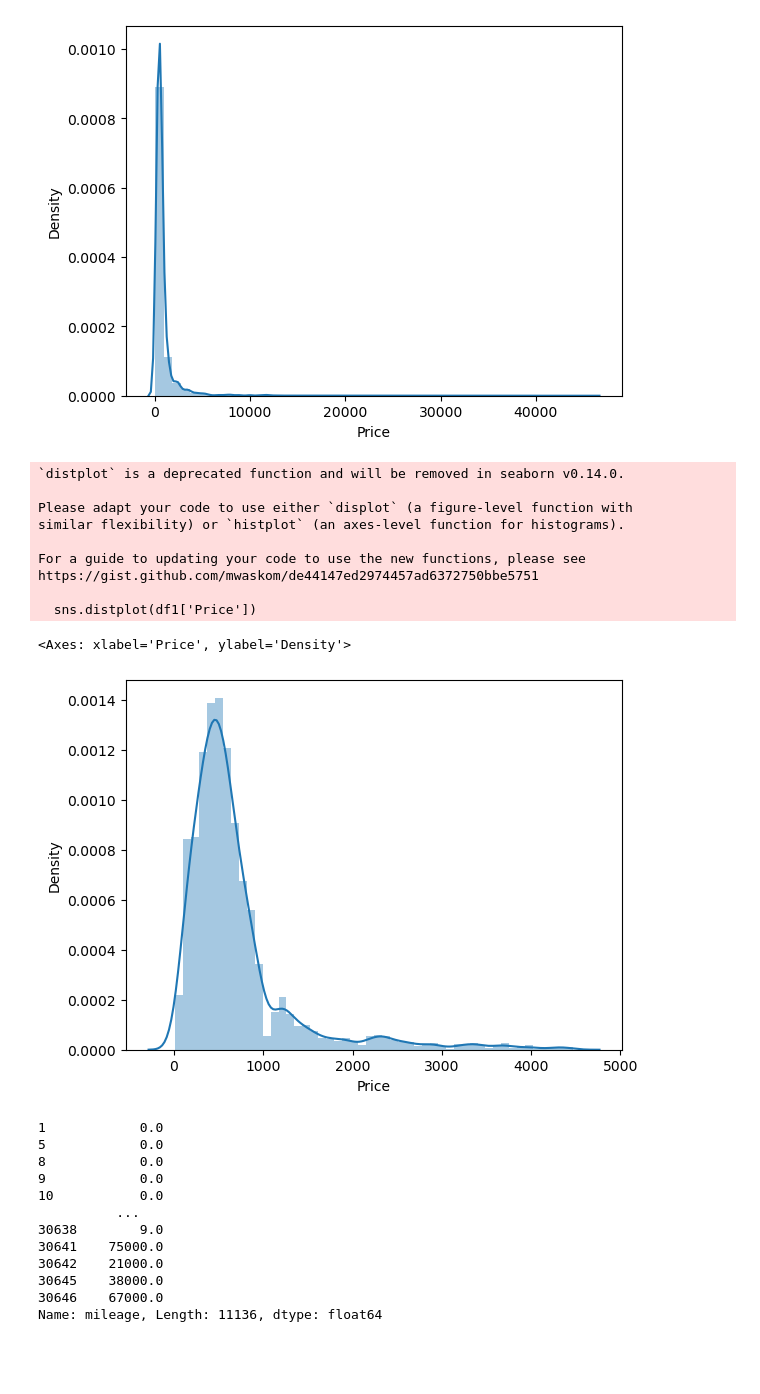
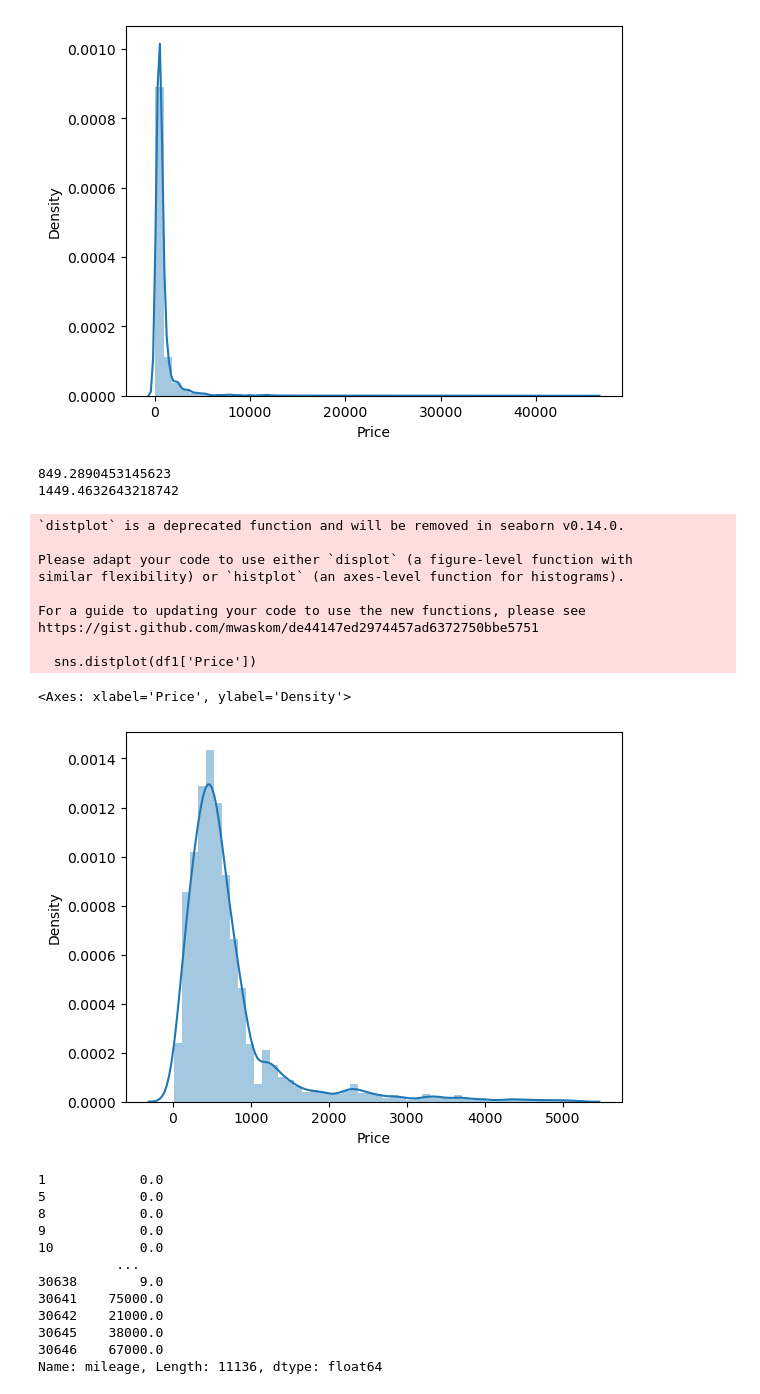
Before and after one commit to HuyHwe/BTL-AI, a Jupyter notebook: dataPreprocess.ipynb, the cells around one changed output. Cells and saved outputs as stored; diff of their text form; code cells hidden in the pictures; blank space fills up the shorter version.

```diff
--- a/dataPreprocess.ipynb
+++ b/dataPreprocess.ipynb
@@ -172,22 +172,28 @@ https://gist.github.com/mwaskom/de44147ed2974457ad6372750bbe5751
   sns.distplot(df_noFuel['Price'])
 <Axes: xlabel='Price', ylabel='Density'>
 [figure]
+# %%
+print(df_noFuel['Price'].mean())
+print(df_noFuel['Price'].std())
+# %% [output]
+849.2890453145623
+1449.4632643218742
 # %%
 
-df1 = df_noFuel[df_noFuel['Price'] < df_noFuel['Price'].quantile(0.98)]
+df1 = df_noFuel[df_noFuel['Price'] < df_noFuel['Price'].mean() + 3 * df_noFuel['Price'].std()]
 sns.distplot(df1['Price'])
 # %% [output]
 `distplot` is a deprecated function and will be removed in seaborn v0.14.0.
 
 Please adapt your code to use either `displot` (a figure-level function with
 similar flexibility) or `histplot` (an axes-level function for histograms).
 
 For a guide to updating your code to use the new functions, please see
 https://gist.github.com/mwaskom/de44147ed2974457ad6372750bbe5751
 
   sns.distplot(df1['Price'])
 <Axes: xlabel='Price', ylabel='Density'>
-[figure, old version]
+[figure, new version]
 # %%
 df1["mileage"]
 # %% [output]
```
Also changed, not shown: parts of 3 cells of this notebook, 1 other file.
